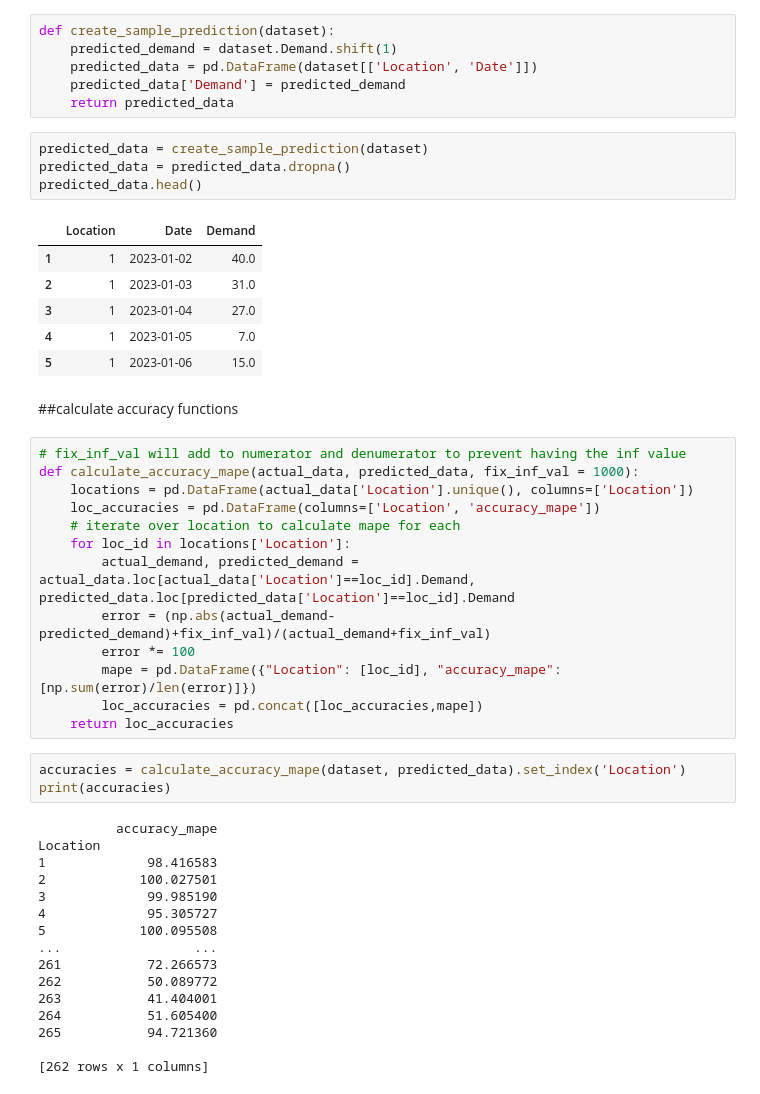
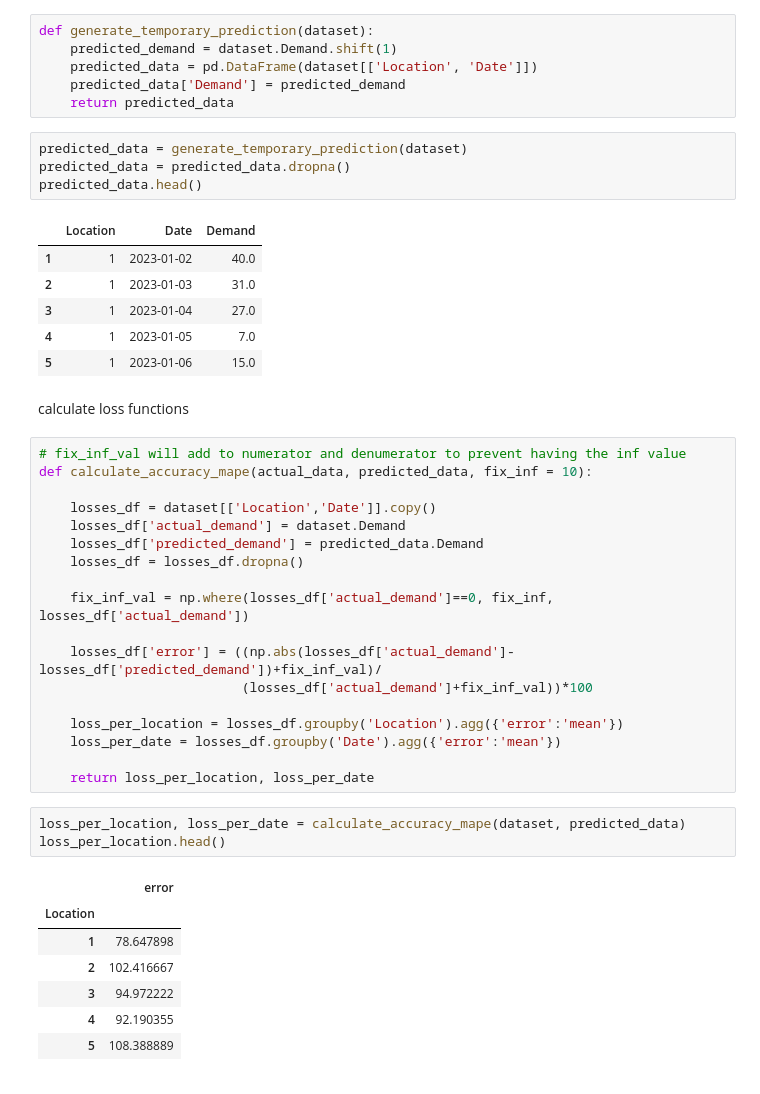
Before and after one commit to danaeis/shoofer-demand-prediction, a Jupyter notebook: evaluation/evaluation.ipynb, the cells around one changed output. Cells and saved outputs as stored; diff of their text form.

```diff
--- a/evaluation/evaluation.ipynb
+++ b/evaluation/evaluation.ipynb
@@ -27,11 +28,11 @@ dataset.head()
 # %%
-def create_sample_prediction(dataset):
+def generate_temporary_prediction(dataset):
     predicted_demand = dataset.Demand.shift(1)
     predicted_data = pd.DataFrame(dataset[['Location', 'Date']])
     predicted_data['Demand'] = predicted_demand
     return predicted_data
 # %%
-predicted_data = create_sample_prediction(dataset)
+predicted_data = generate_temporary_prediction(dataset)
 predicted_data = predicted_data.dropna()
 predicted_data.head()
 # %% [output]
@@ -41,37 +42,34 @@ predicted_data.head()
 | 3 | 1 | 2023-01-04 | 27.0 |
 | 4 | 1 | 2023-01-05 | 7.0 |
 | 5 | 1 | 2023-01-06 | 15.0 |
-# %% [markdown]
-##calculate accuracy functions
-# %%
-# fix_inf_val will add to numerator and denumerator to prevent having the inf value
-def calculate_accuracy_mape(actual_data, predicted_data, fix_inf_val = 1000):
-    locations = pd.DataFrame(actual_data['Location'].unique(), columns=['Location'])
-    loc_accuracies = pd.DataFrame(columns=['Location', 'accuracy_mape'])
-    # iterate over location to calculate mape for each
-    for loc_id in locations['Location']:
-        actual_demand, predicted_demand = actual_data.loc[actual_data['Location']==loc_id].Demand, predicted_data.loc[predicted_data['Location']==loc_id].Demand
-        error = (np.abs(actual_demand-predicted_demand)+fix_inf_val)/(actual_demand+fix_inf_val)
-        error *= 100
-        mape = pd.DataFrame({"Location": [loc_id], "accuracy_mape": [np.sum(error)/len(error)]})
-        loc_accuracies = pd.concat([loc_accuracies,mape])
-    return loc_accuracies
-# %%
-accuracies = calculate_accuracy_mape(dataset, predicted_data).set_index('Location')
-print(accuracies)
-# %% [output]
-          accuracy_mape
-Location
-1             98.416583
-2            100.027501
-3             99.985190
-4             95.305727
-5            100.095508
-...                 ...
-261           72.266573
-262           50.089772
-263           41.404001
-264           51.605400
-265           94.721360
-
-[262 rows x 1 columns]
+# %% [markdown]
+calculate loss functions
+# %%
+# fix_inf_val will add to numerator and denumerator to prevent having the inf value
+def calculate_accuracy_mape(actual_data, predicted_data, fix_inf = 10):
+
+    losses_df = dataset[['Location','Date']].copy()
+    losses_df['actual_demand'] = dataset.Demand
+    losses_df['predicted_demand'] = predicted_data.Demand
+    losses_df = losses_df.dropna()
+
+    fix_inf_val = np.where(losses_df['actual_demand']==0, fix_inf, losses_df['actual_demand'])
+
+    losses_df['error'] = ((np.abs(losses_df['actual_demand']-losses_df['predicted_demand'])+fix_inf_val)/
+                          (losses_df['actual_demand']+fix_inf_val))*100
+
+    loss_per_location = losses_df.groupby('Location').agg({'error':'mean'})
+    loss_per_date = losses_df.groupby('Date').agg({'error':'mean'})
+
+    return loss_per_location, loss_per_date
+# %%
+loss_per_location, loss_per_date = calculate_accuracy_mape(dataset, predicted_data)
+loss_per_location.head()
+# %% [output]
+|  | error |
+| Location |  |
+| 1 | 78.647898 |
+| 2 | 102.416667 |
+| 3 | 94.972222 |
+| 4 | 92.190355 |
+| 5 | 108.388889 |
```
Also changed, not shown: parts of 17 cells of this notebook, 1 other file.
